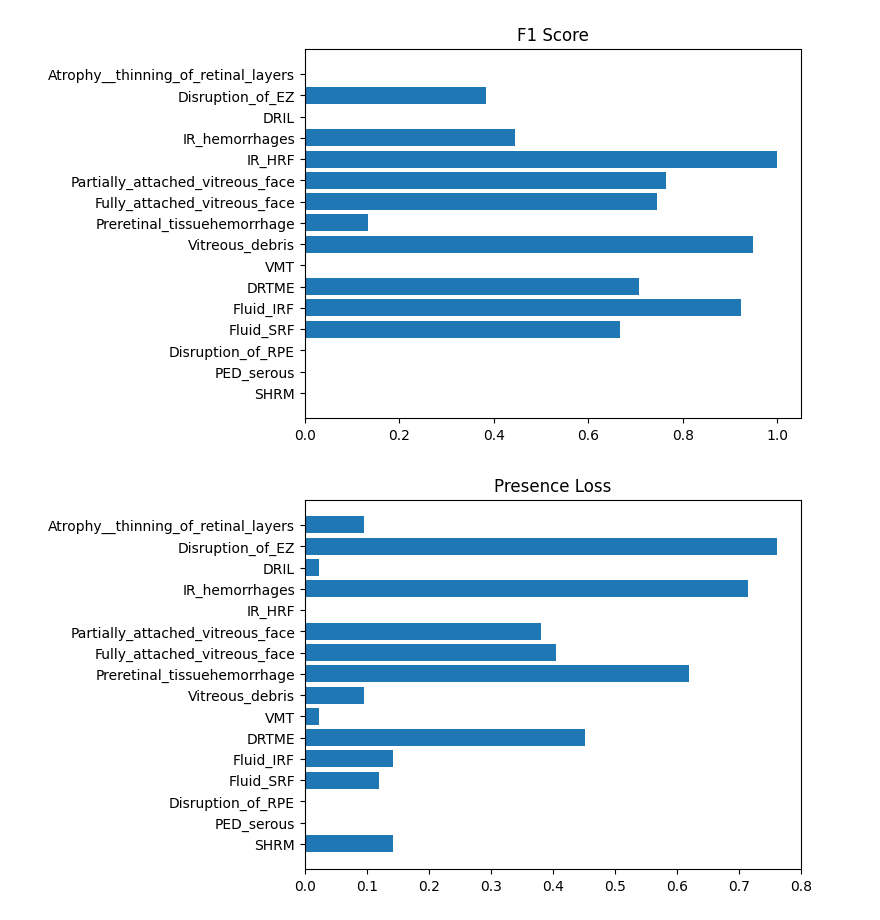
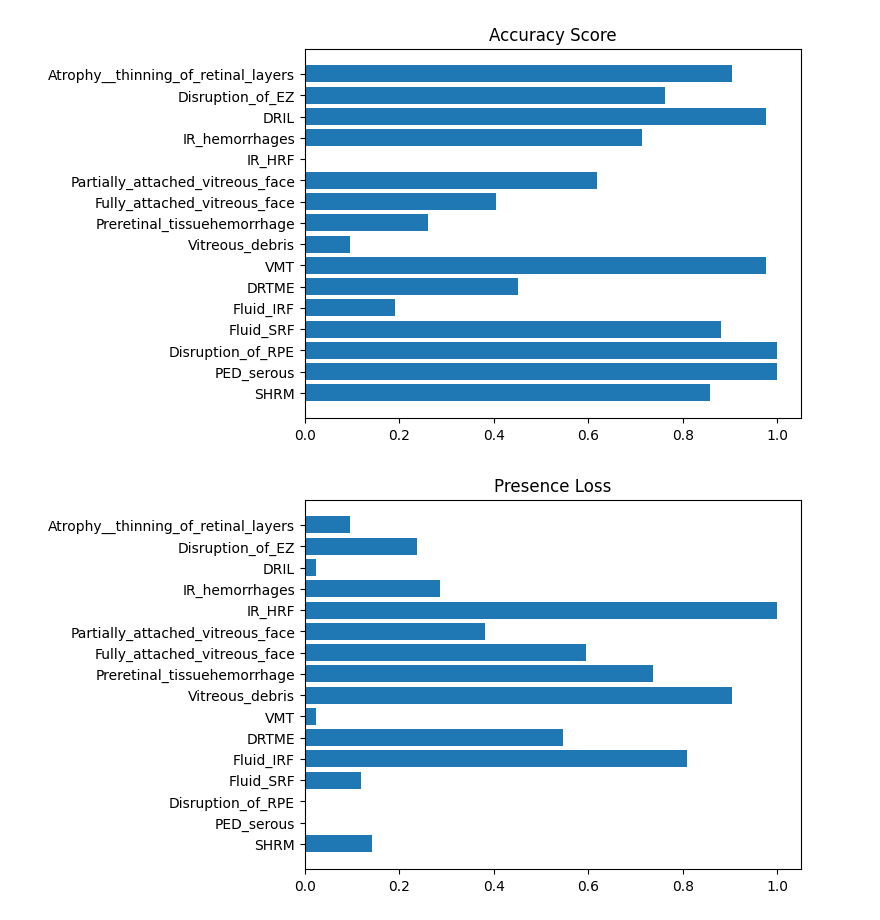
Before and after one commit to rdharini2001/ECE_8803_Final_Project, a Jupyter notebook: FML_Project_Clinical_Label_Model.ipynb, the cells around one changed output. Saved outputs shown, nothing was run; the diff lists cells and outputs as text; code cells hidden in the pictures.

Commit message:
Add files via upload
Additional analysis and refining of the model - now shows good results for Fluid_SRF, DRTME, IR_hemorrhages biomarkers

```diff
--- a/FML_Project_Clinical_Label_Model.ipynb
+++ b/FML_Project_Clinical_Label_Model.ipynb
@@ -49,10 +47,12 @@ class FullLinearRegressionModel(torch.nn.Module):
         self.linear = torch.nn.Linear(2, 4)
         self.relu = torch.nn.ReLU()
         self.linear2 = torch.nn.Linear(4, 16)
+        self.sig = torch.nn.Sigmoid()
     def forward(self, x):
         X = self.linear(x)
         X2 = self.relu(X)
-        y_pred = self.linear2(X2)
+        X3 = self.linear2(X2)
+        y_pred = self.sig(X3)
         return y_pred
 # %%
 class SingleLinearRegressionModel(torch.nn.Module):
@@ -61,10 +61,12 @@ class SingleLinearRegressionModel(torch.nn.Module):
         self.linear = torch.nn.Linear(2, 4)
         self.relu = torch.nn.ReLU()
         self.linear2 = torch.nn.Linear(4, 1)
+        self.sig = torch.nn.Sigmoid()
     def forward(self, x):
         X = self.linear(x)
         X2 = self.relu(X)
-        y_pred = self.linear2(X2)
+        X3 = self.linear2(X2)
+        y_pred = self.sig(X3)
         return y_pred
 # %%
 try:
@@ -139,11 +206,11 @@ Average Loss (16): 0.004502171650528908
 # %%
-from sklearn.metrics import accuracy_score, f1_score
-import matplotlib.pyplot as plt
-
-del singleModel
+try:
+  del singleModel
+except:
+  pass
 
 biomarkerNames = []
-f1_arr = []
+acc_arr = []
 pLoss = []
 aLoss = []
 
@@ -154,6 +221,8 @@ for i in range(0,16):
     del optimizer
   except:
     pass
+
+  biomarkerNames.append(with_headers.dtype.names[i])
 
   singlePresence = biomarkerPresence[:,i].reshape(-1,1)
   singleAvg = biomarkerAvg[:,i].reshape(-1,1)
@@ -169,26 +238,29 @@ for i in range(0,16):
   singleModel = SingleLinearRegressionModel()
   loss_fn = torch.nn.MSELoss()
   optimizer = torch.optim.SGD(singleModel.parameters(), lr = 0.01)
-  for epoch in range(1000):
+  for epoch in range(5000):
     pred_y = singleModel(torch_score_train)
+    pred_y = (pred_y > 0.5).float()
+    pred_y = Variable(pred_y, requires_grad = True)
     loss = loss_fn(pred_y, torch_single_presence_train)
     optimizer.zero_grad()
     loss.backward()
     optimizer.step()
-    #if (epoch % 50 == 0):
-    #  print('epoch {}, loss {}'.format(epoch, loss.item()))
-  pred = singleModel(torch_score_test)
-  pred = pred > 0.25
-  loss = loss_fn(pred, torch_single_presence_test)
-  f1 = f1_score(torch_single_presence_test, pred, average='binary', zero_division=np.nan)
+    #if (epoch == 998):
+    #  print(pred_y)
+  bin_pred = singleModel(torch_score_test)
+  bin_pred = pred > 0.5
+  loss = loss_fn(bin_pred, torch_single_presence_test)
+  acc = accuracy_score(torch_single_presence_test, bin_pred)
 
-  f1_arr.append(f1)
+  acc_arr.append(acc)
   pLoss.append(loss.item())
-  biomarkerNames.append(with_headers.dtype.names[i])
+
+  report = classification_report(torch_single_presence_test, bin_pred, zero_division=0)
 
   print(f"{with_headers.dtype.names[i]} ({i+1}):")
   print("  Presence:")
-  print(f"    F1: {f1}")
+  print(f"    Accuracy: {acc}")
   print(f"    Loss: {loss.item()}")
 
   del singleModel
@@ -198,26 +270,28 @@ for i in range(0,16):
   loss_fn = torch.nn.MSELoss()
   optimizer = torch.optim.SGD(singleModel.parameters(), lr = 0.01)
 
-  for epoch in range(1000):
+  for epoch in range(5000):
     pred_y = singleModel(torch_score_train)
     loss = loss_fn(pred_y, (torch_single_avg_train))
     optimizer.zero_grad()
     loss.backward()
     optimizer.step()
-    #if (epoch % 50 == 0):
-    #  print('epoch {}, loss {}'.format(epoch, loss.item()))
   pred = singleModel(torch_score_test)
   loss = loss_fn(pred, (torch_single_avg_test))
 
   aLoss.append(loss.item())
 
   print("  Average:")
-  print(f"    Loss: {loss.item()}")
+  print(f"    Loss: {loss.item()}\n")
+
+  print("Classification Beport - Breakdown by Positive/Negative Classification")
+  print(report)
+  print("\n")
 
 
-plt.barh(biomarkerNames, f1_arr)
+plt.barh(biomarkerNames, acc_arr)
 plt.gca().invert_yaxis()
-plt.title('F1 Score')
+plt.title('Accuracy Score')
 plt.show()
 
 plt.barh(biomarkerNames, pLoss)
@@ -250,2 +324,2 @@ Disruption_of_EZ (2):
-[figure, old version]
+[figure, new version]
-[figure, old version]
+[figure, new version]
```
Also changed, not shown: parts of 4 cells of this notebook.
